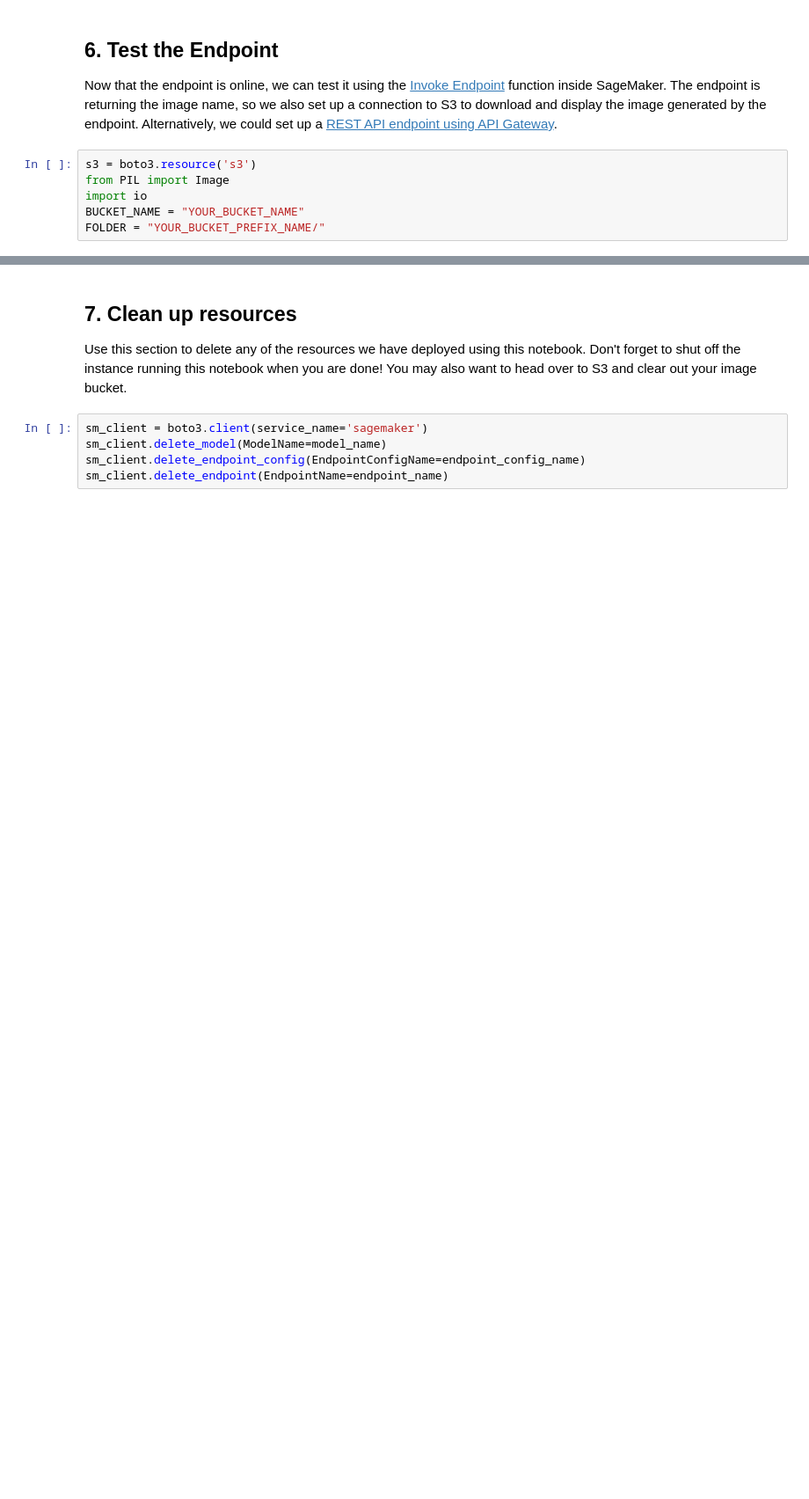
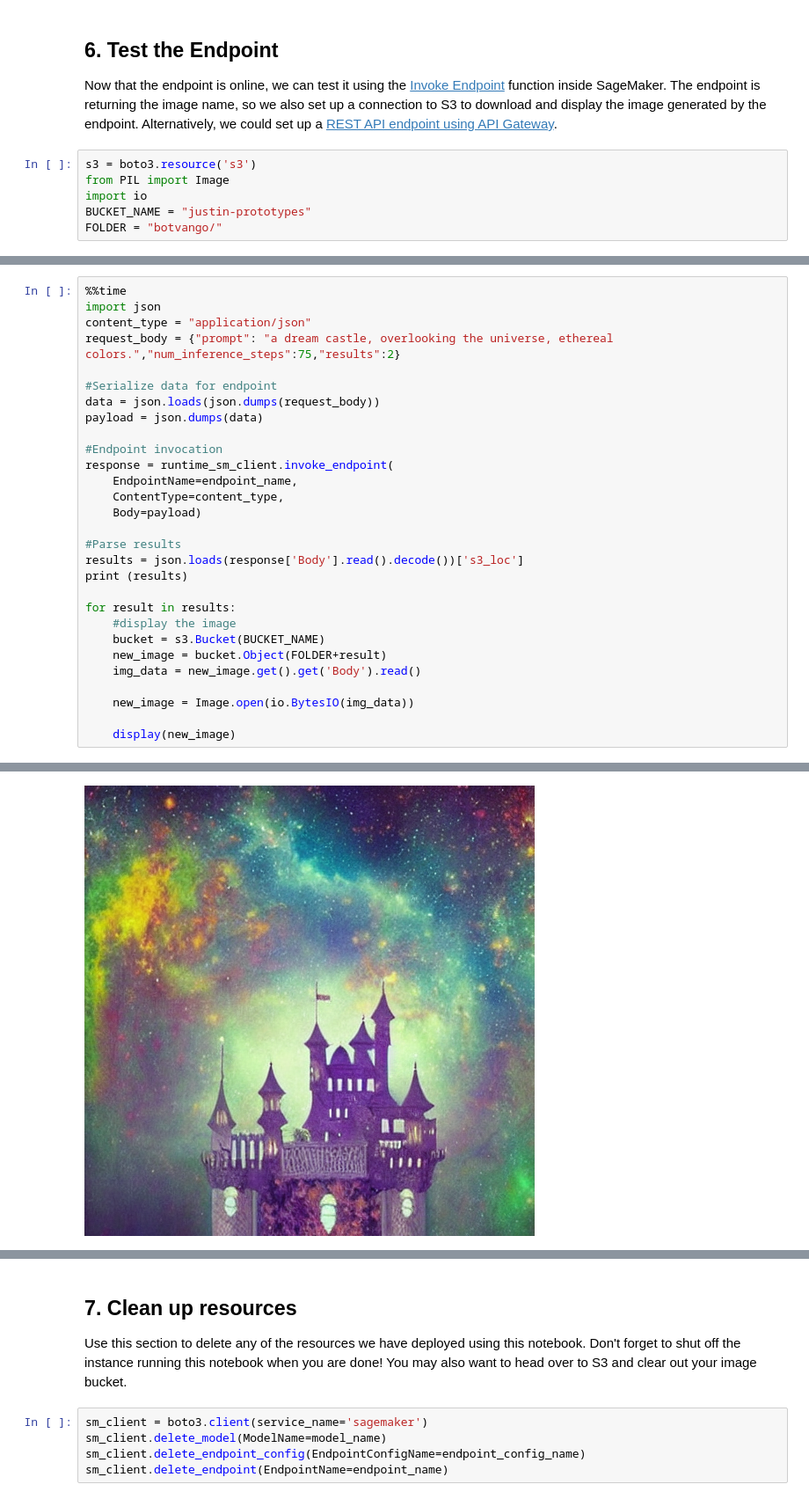
Before and after one commit to aws-samples/amazon-sagemaker-image-based-transformers-examples, a Jupyter notebook: text-to-image-custom-container/Text to Image Container Build.ipynb, the cells around one changed output, grey strips where cells are left out. Shown at 88% size. Cells and saved outputs as stored; diff of their text form; blank space fills up the shorter version.

```diff
--- a/text-to-image-custom-container/Text to Image Container Build.ipynb
+++ b/text-to-image-custom-container/Text to Image Container Build.ipynb
@@ -653,5 +684,5 @@ Now that the endpoint is online, we can test it using the [Invoke Endpoint](http
 s3 = boto3.resource('s3')
 from PIL import Image
 import io
-BUCKET_NAME = "YOUR_BUCKET_NAME"
-FOLDER = "YOUR_BUCKET_PREFIX_NAME/"
+BUCKET_NAME = "justin-prototypes"
+FOLDER = "botvango/"
@@ -690,0 +689,30 @@ Wall time: 22.7 s
+# %%
+%%time
+import json
+content_type = "application/json"
+request_body = {"prompt": "a dream castle, overlooking the universe, ethereal colors.","num_inference_steps":75,"results":2}
+
+#Serialize data for endpoint
+data = json.loads(json.dumps(request_body))
+payload = json.dumps(data)
+
+#Endpoint invocation
+response = runtime_sm_client.invoke_endpoint(
+    EndpointName=endpoint_name,
+    ContentType=content_type,
+    Body=payload)
+
+#Parse results
+results = json.loads(response['Body'].read().decode())['s3_loc']
+print (results)
+
+for result in results:
+    #display the image
+    bucket = s3.Bucket(BUCKET_NAME)
+    new_image = bucket.Object(FOLDER+result)
+    img_data = new_image.get().get('Body').read()
+
+    new_image = Image.open(io.BytesIO(img_data))
+
+    display(new_image)
+# %% [output]
@@ -690,0 +720 @@ Wall time: 22.7 s
+[figure, added]
```
Also changed, not shown: parts of 11 cells of this notebook, 1 other file.
